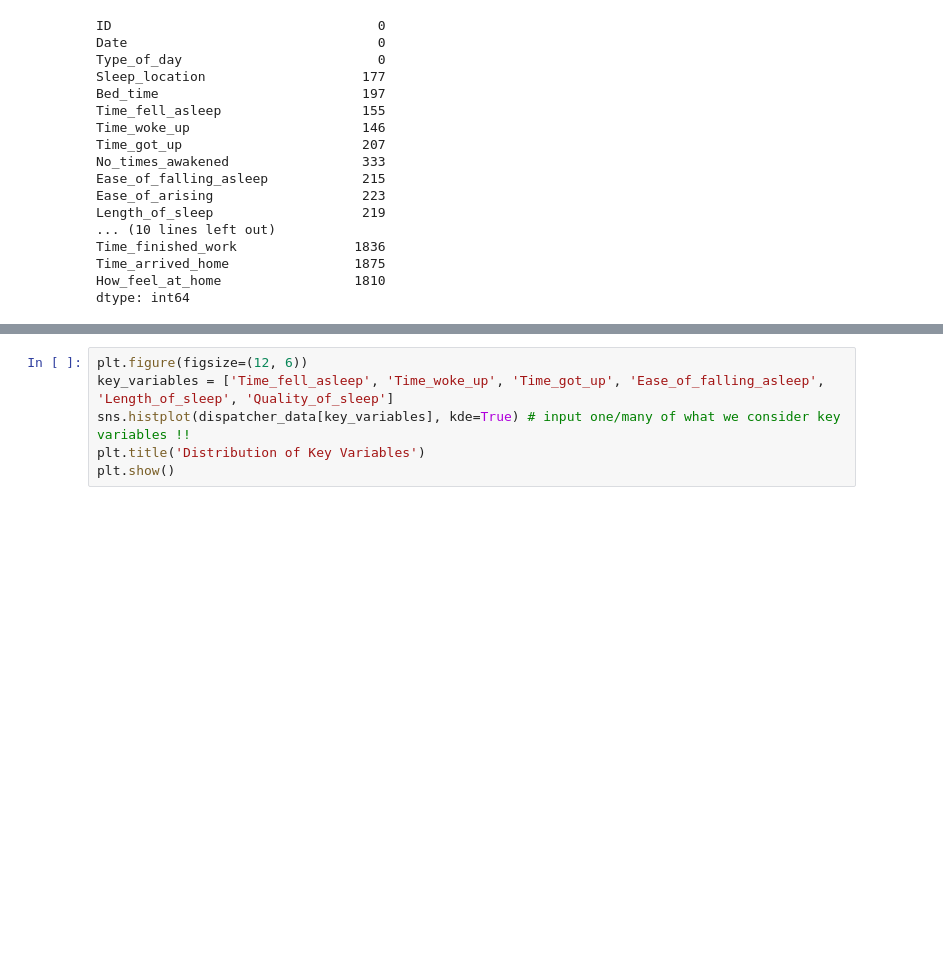
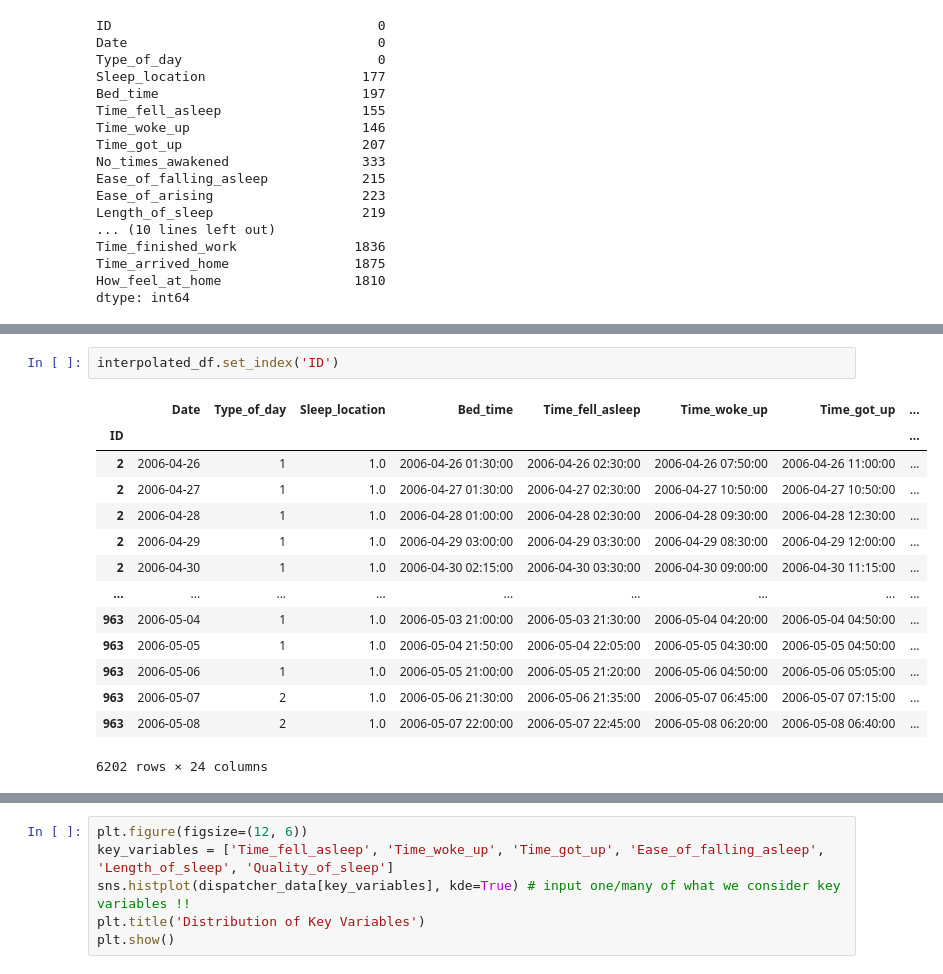
Before and after one commit to sarahwinters64/mn_sw_portfolio_projects, a Jupyter notebook: Project Vol3B/Data Cleaning & Description.ipynb, the cells around one changed output, grey strips where cells are left out. Saved outputs shown, nothing was run; the diff lists cells and outputs as text; blank space fills up the shorter version.

```diff
--- a/Project Vol3B/Data Cleaning & Description.ipynb
+++ b/Project Vol3B/Data Cleaning & Description.ipynb
@@ -159,0 +186,17 @@ dtype: int64
+# %%
+interpolated_df.set_index('ID')
+# %% [output]
+|  | Date | Type_of_day | Sleep_location | Bed_time | Time_fell_asleep | Time_woke_up | Time_got_up | ... |
+| ID |  |  |  |  |  |  |  | ... |
+| 2 | 2006-04-26 | 1 | 1.0 | 2006-04-26 01:30:00 | 2006-04-26 02:30:00 | 2006-04-26 07:50:00 | 2006-04-26 11:00:00 | ... |
+| 2 | 2006-04-27 | 1 | 1.0 | 2006-04-27 01:30:00 | 2006-04-27 02:30:00 | 2006-04-27 10:50:00 | 2006-04-27 10:50:00 | ... |
+| 2 | 2006-04-28 | 1 | 1.0 | 2006-04-28 01:00:00 | 2006-04-28 02:30:00 | 2006-04-28 09:30:00 | 2006-04-28 12:30:00 | ... |
+| 2 | 2006-04-29 | 1 | 1.0 | 2006-04-29 03:00:00 | 2006-04-29 03:30:00 | 2006-04-29 08:30:00 | 2006-04-29 12:00:00 | ... |
+| 2 | 2006-04-30 | 1 | 1.0 | 2006-04-30 02:15:00 | 2006-04-30 03:30:00 | 2006-04-30 09:00:00 | 2006-04-30 11:15:00 | ... |
+| ... | ... | ... | ... | ... | ... | ... | ... | ... |
+| 963 | 2006-05-04 | 1 | 1.0 | 2006-05-03 21:00:00 | 2006-05-03 21:30:00 | 2006-05-04 04:20:00 | 2006-05-04 04:50:00 | ... |
+| 963 | 2006-05-05 | 1 | 1.0 | 2006-05-04 21:50:00 | 2006-05-04 22:05:00 | 2006-05-05 04:30:00 | 2006-05-05 04:50:00 | ... |
+| 963 | 2006-05-06 | 1 | 1.0 | 2006-05-05 21:00:00 | 2006-05-05 21:20:00 | 2006-05-06 04:50:00 | 2006-05-06 05:05:00 | ... |
+| 963 | 2006-05-07 | 2 | 1.0 | 2006-05-06 21:30:00 | 2006-05-06 21:35:00 | 2006-05-07 06:45:00 | 2006-05-07 07:15:00 | ... |
+| 963 | 2006-05-08 | 2 | 1.0 | 2006-05-07 22:00:00 | 2006-05-07 22:45:00 | 2006-05-08 06:20:00 | 2006-05-08 06:40:00 | ... |
+6202 rows × 24 columns
```
Also changed, not shown: parts of 5 cells of this notebook.
